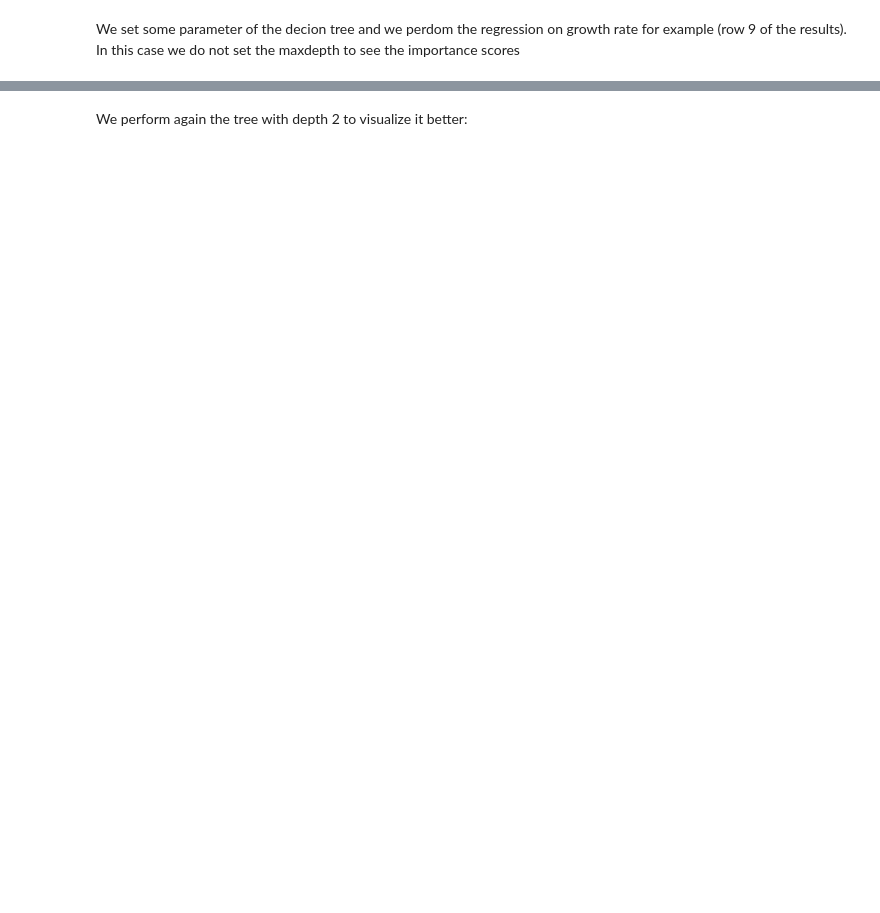
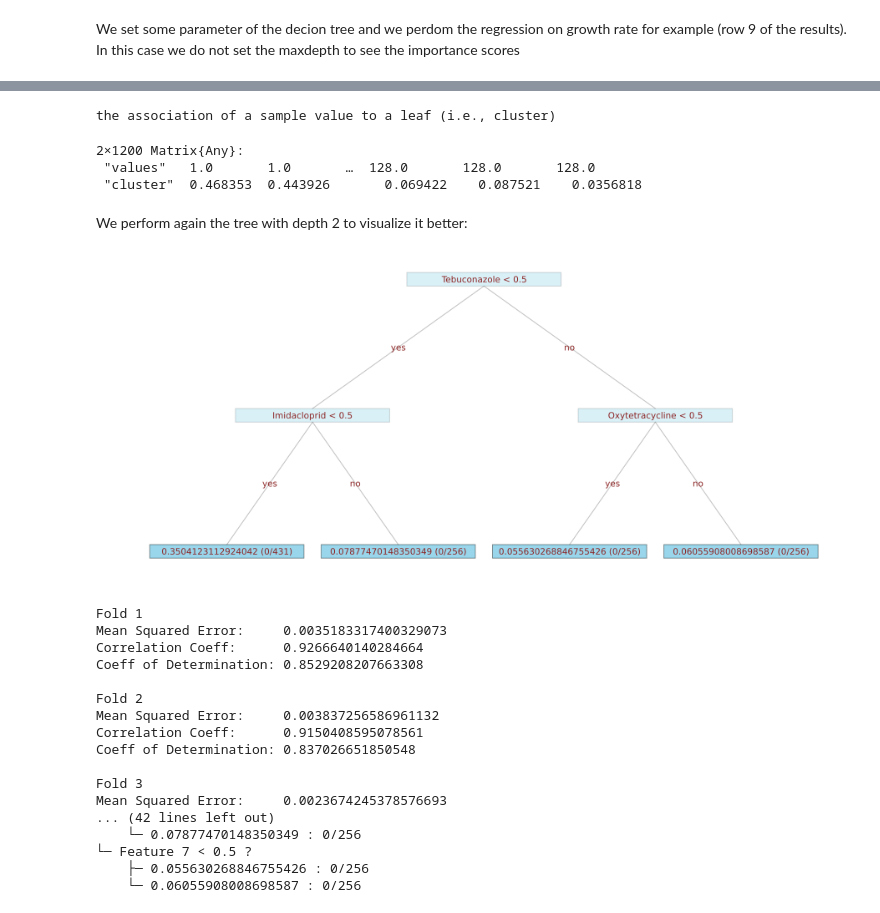
Before and after one commit to pinheiroGroup/Kinbiont_utilities, a Jupyter notebook: Notebooks/DT_N_soli.ipynb, the cells around one changed output, grey strips where cells are left out. Saved outputs shown, nothing was run; the diff lists cells and outputs as text; code cells hidden in the pictures; blank space fills up the shorter version.

```diff
--- a/Notebooks/DT_N_soli.ipynb
+++ b/Notebooks/DT_N_soli.ipynb
@@ -17,6 +40,6 @@ We start importing the fit results and the feature matrix:
 # %%
-Kinbiont_res_test = readdlm("/df_for_ML/res_clean_ML_richards.csv", ',');
-annotation_test = readdlm("df_for_ML/annotation_clean_richards.csv", ',');
+Kinbiont_res_test = readdlm("../DT_antibiotics_interactions/df_for_ML/res_clean_ML_richards.csv", ',');
+annotation_test = readdlm("../DT_antibiotics_interactions/df_for_ML/annotation_clean_richards.csv", ',');
 # %% [markdown]
 We read in the annotation the order of the strains and we set the feature names
 # %%
@@ -27,3 +50,3 @@ We select the parts of the annotation and results matrix that contains the N.sol
 # %%
-index_strain = findall(s .== ordered_strain);
+index_strain = findall("N. soli" .== ordered_strain);
 feature_matrix = annotation_test[index_strain, 2:(end-1)]
@@ -30,2 +73,2 @@ feature_matrix = annotation_test[index_strain, 2:(end-1)]
 # %%
-Kinbiont_results = Kinbiont_res_test[:, index_strain]
+Kinbiont_results = hcat(Kinbiont_res_test[:, 1],Kinbiont_res_test[:, index_strain])
@@ -52,21 +173,48 @@ dt_gr[1]
+# %%
+println("the association of a sample value to a leaf (i.e., cluster)")
+dt_gr[5]
+# %% [output]
+the association of a sample value to a leaf (i.e., cluster)
+2×1200 Matrix{Any}:
+ "values"   1.0       1.0       …  128.0       128.0       128.0
+ "cluster"  0.468353  0.443926       0.069422    0.087521    0.0356818
 # %% [markdown]
 We perform again the tree with depth 2 to visualize it better:
 # %%
 dt_gr = downstream_decision_tree_regression(Kinbiont_results,
             feature_matrix,
             9;
             do_pruning=false,
             pruning_accuracy=1.00,
             verbose=true,
             do_cross_validation=true,
             max_depth=2,
             n_folds_cv=n_folds,
             seed=seed
 )
 
 
-wt = DecisionTree.wrap(dt_nmax[1], (featurenames = feature_names,));
+wt = DecisionTree.wrap(dt_gr[1], (featurenames = feature_names,));
 
 
 p2 = Plots.plot(wt, 0.9, 0.2; size = (900,400), connect_labels = ["yes", "no"]);
 display(p2)
+# %% [output]
+[figure, added]
+Fold 1
+Mean Squared Error:     0.0035183317400329073
+Correlation Coeff:      0.9266640140284664
+Coeff of Determination: 0.8529208207663308
+
+Fold 2
+Mean Squared Error:     0.003837256586961132
+Correlation Coeff:      0.9150408595078561
+Coeff of Determination: 0.837026651850548
+
+Fold 3
+Mean Squared Error:     0.0023674245378576693
+... (42 lines left out)
+    └─ 0.07877470148350349 : 0/256
+└─ Feature 7 < 0.5 ?
+    ├─ 0.055630268846755426 : 0/256
+    └─ 0.06055908008698587 : 0/256
```
Also changed, not shown: parts of 14 cells of this notebook, 1 other file.
